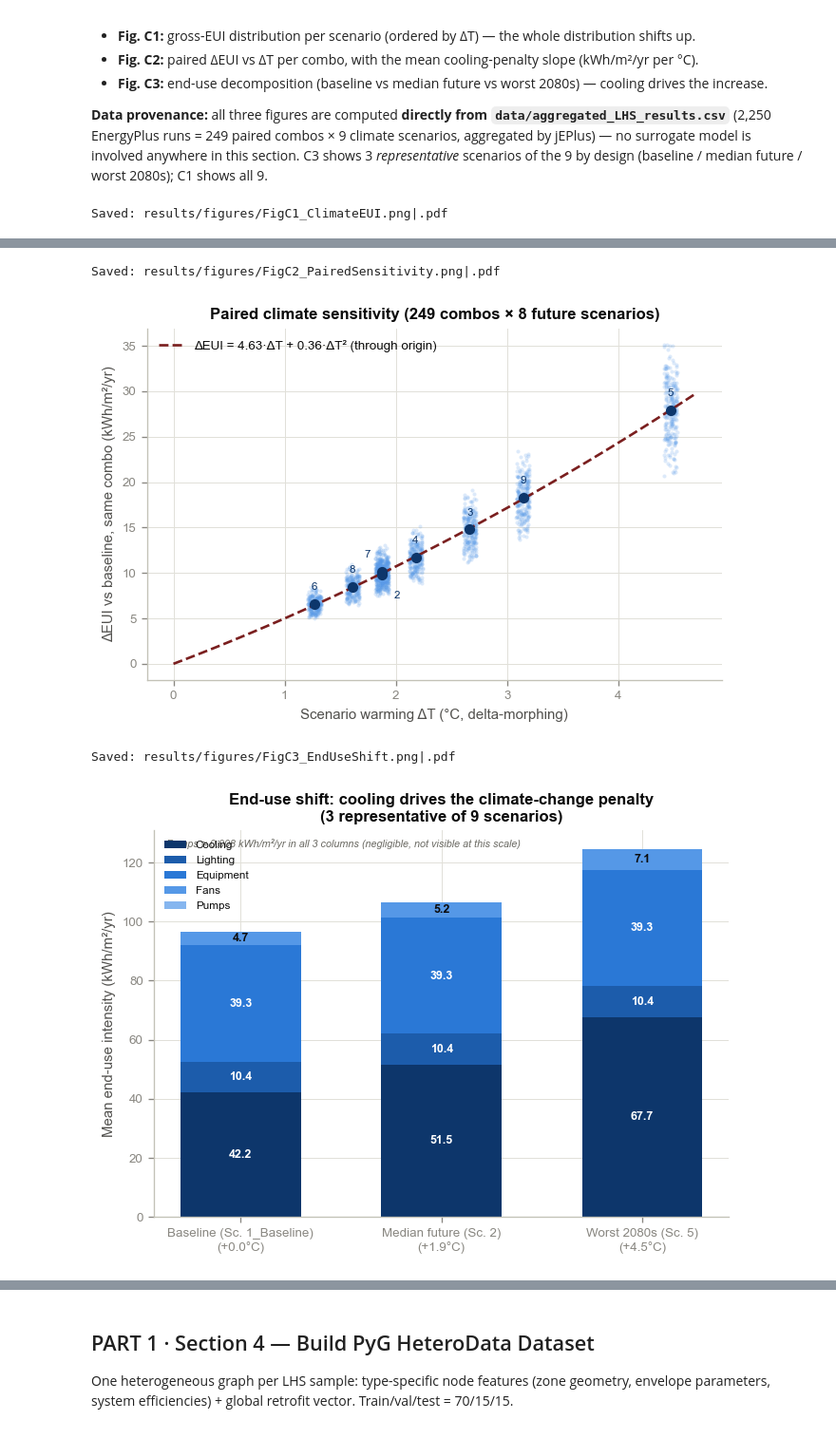
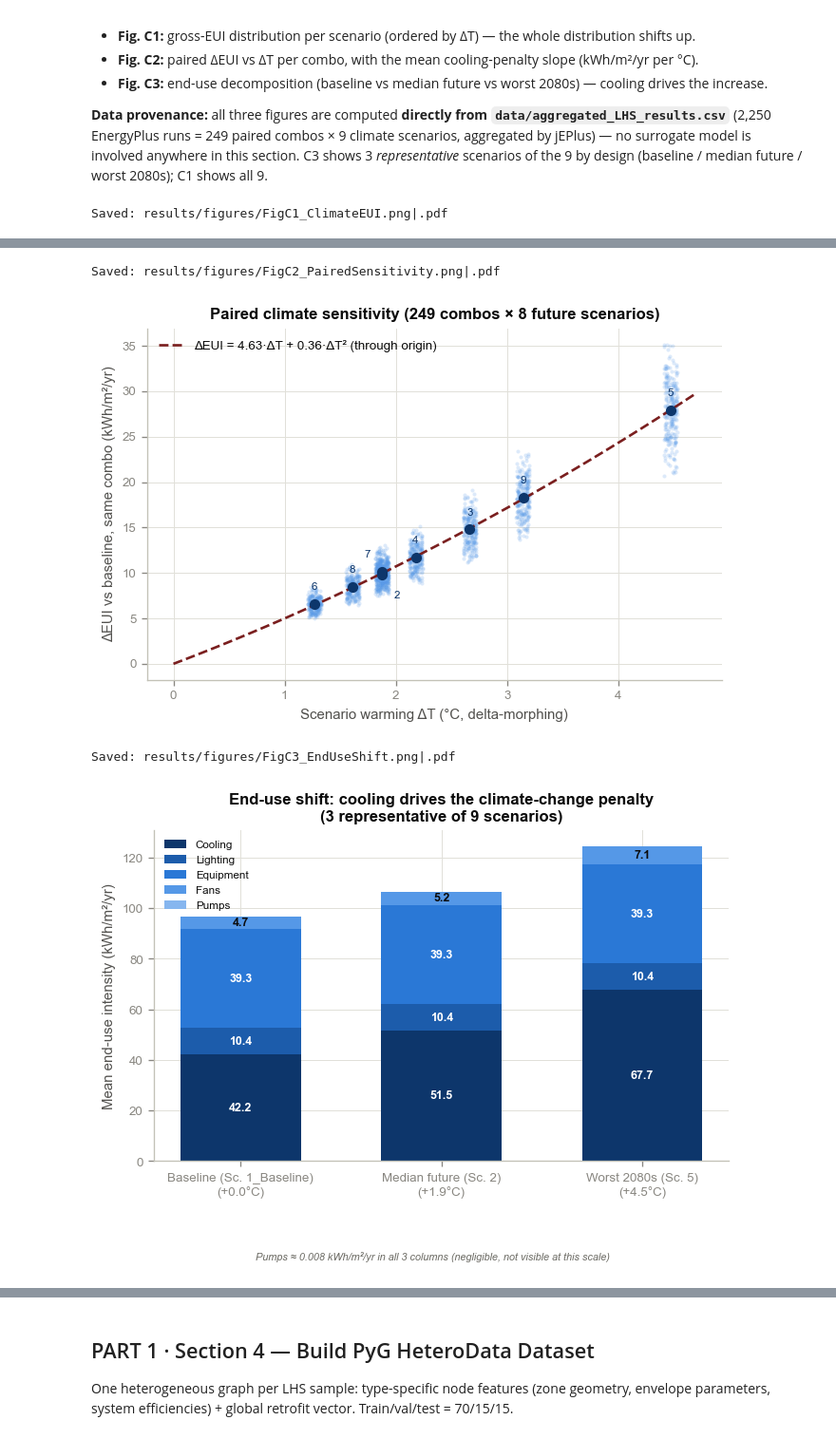
Before and after one commit to lienphatvn55/icae2026-nzeb-pipeline, a Jupyter notebook: NZEB_PIPELINE_ICAE2026_v3.ipynb, the cells around one changed output, grey strips where cells are left out. Shown at 95% size. Cells and saved outputs as stored; diff of their text form; code cells hidden in the pictures.

```diff
--- a/NZEB_PIPELINE_ICAE2026_v3.ipynb
+++ b/NZEB_PIPELINE_ICAE2026_v3.ipynb
@@ -321,39 +321,40 @@ labels3 = [f'Baseline (Sc. {pick[0]})\n(+0.0°C)',
            f'Median future (Sc. {pick[1]})\n(+{scen_dt[pick[1]]:.1f}°C)',
            f'Worst 2080s (Sc. {pick[2]})\n(+{scen_dt[pick[2]]:.1f}°C)']
 GJ_TO_KWH_M2 = 1000.0 / 3.6 / 4982.0
 colors5 = ['#0d366b', '#1c5cab', '#2a78d6', '#5598e7', '#86b6ef']
 text_colors5 = ['white', 'white', 'white', '#0b0b0b', '#0b0b0b']
 fig, ax = plt.subplots(figsize=(6.5, 4.4))
 bottoms = np.zeros(3)
 values5 = {}
 for (name, col), c, tc in zip(eu_cols.items(), colors5, text_colors5):
     v = np.array([d[d.Scenario == s][col].mean() * GJ_TO_KWH_M2 for s in pick])
     ax.bar(labels3, v, bottom=bottoms, label=name, color=c, width=0.6)
     values5[name] = v
     # Value label per segment; skip if the segment is too thin to hold text
     # (Pumps ≈ 0.01 kWh/m² here -- flagged separately below instead).
     for xi, vi in enumerate(v):
         if vi >= 2.0:
             ax.text(xi, bottoms[xi] + vi / 2, f'{vi:.1f}', ha='center', va='center',
                     color=tc, fontsize=7.5, fontweight='bold')
     bottoms += v
 ax.set_ylabel('Mean end-use intensity (kWh/m²/yr)')
 ax.set_title('End-use shift: cooling drives the climate-change penalty\n(3 representative of 9 scenarios)')
 ax.legend(prop={'size': 7}, loc='upper left')
-# Note placed below the legend (upper-left alone collided with it)
-ax.text(0.02, 0.60, f"Pumps ≈ {values5['Pumps'].mean():.3f} kWh/m²/yr in all 3 "
-        "columns\n(negligible, not visible at this scale)",
-        transform=ax.transAxes, ha='left', va='top', fontsize=6.5,
-        color='#6b6a63', style='italic')
+plt.subplots_adjust(bottom=0.22)
+# Figure-level footnote (outside the axes, below the x-axis) -- any position
+# inside the plot area collides with a bar segment somewhere across the 3 columns.
+fig.text(0.5, 0.02, f"Pumps \u2248 {values5['Pumps'].mean():.3f} kWh/m\u00b2/yr in all 3 columns "
+        "(negligible, not visible at this scale)",
+        ha='center', va='bottom', fontsize=6.5, color='#6b6a63', style='italic')
 savefig(fig, 'FigC3_EndUseShift')
 plt.show()
 # %% [output]
 Saved: results/figures/FigC1_ClimateEUI.png|.pdf
 [figure]
 Saved: results/figures/FigC2_PairedSensitivity.png|.pdf
 [figure]
 Saved: results/figures/FigC3_EndUseShift.png|.pdf
-[figure, old version]
+[figure, new version]
 # %%
 print(f'\n[Section 3] Execution time: {time.time() - section_3_start:.2f} seconds')
 # %% [output]
```
Also changed, not shown: parts of 30 cells of this notebook, 50 other files.
